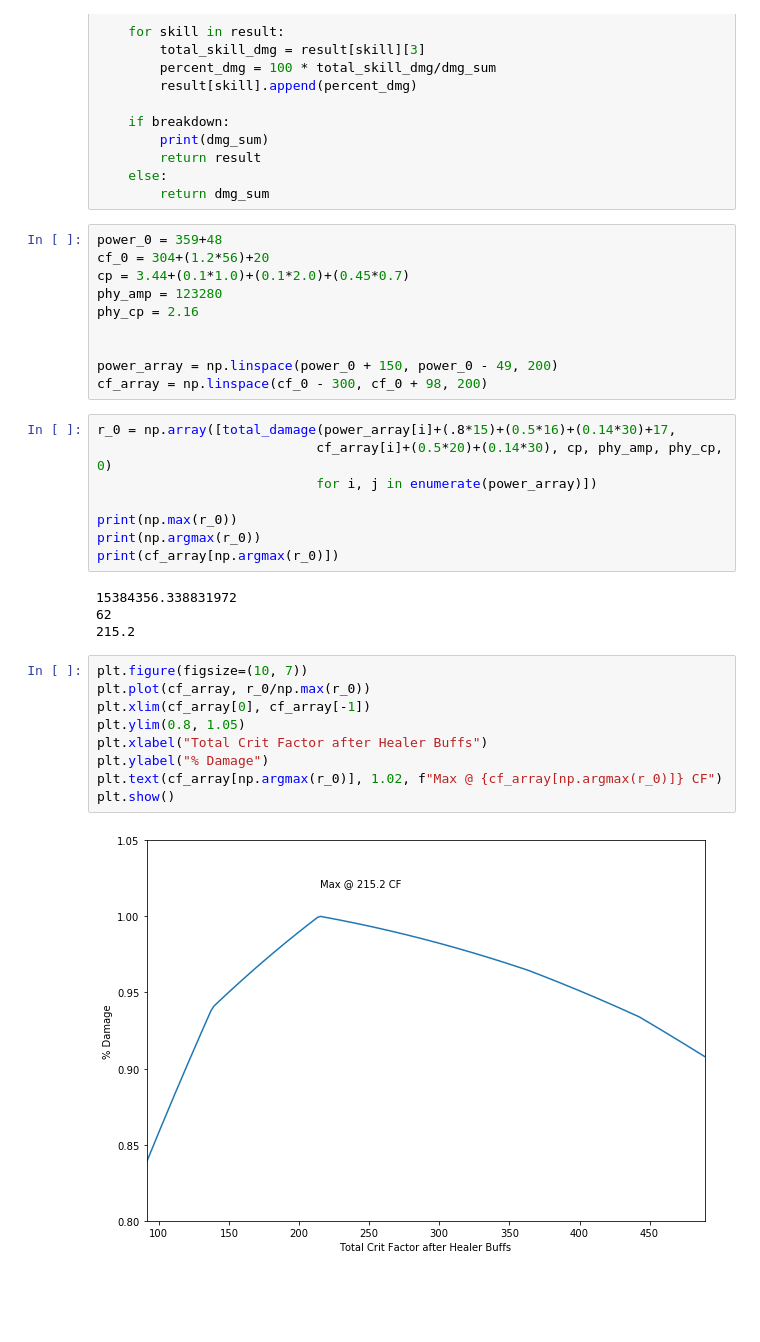
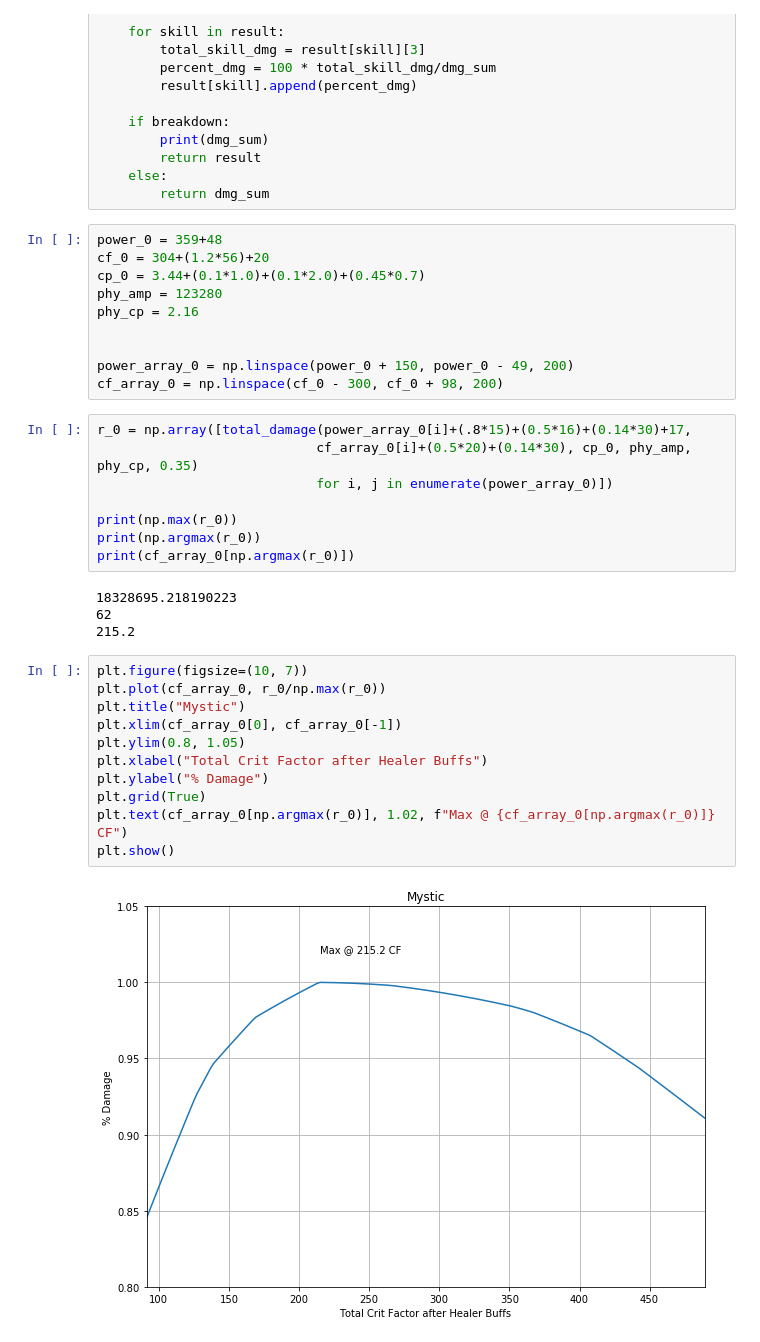
Before and after one commit to worryegg/asdasdasd, a Jupyter notebook: asdasdasd.ipynb, the cells around one changed output. Drawn from its saved outputs; the diff is of its cells as text; blank space fills up the shorter version.

Commit message:
added priest and mystic

```diff
--- a/asdasdasd.ipynb
+++ b/asdasdasd.ipynb
@@ -156,33 +157,35 @@ def total_damage(power, crit_factor, cp, phy_amp, phy_cp, icb_uptime, breakdown=
 # %%
 power_0 = 359+48
 cf_0 = 304+(1.2*56)+20
-cp = 3.44+(0.1*1.0)+(0.1*2.0)+(0.45*0.7)
+cp_0 = 3.44+(0.1*1.0)+(0.1*2.0)+(0.45*0.7)
 phy_amp = 123280
 phy_cp = 2.16
 
 
-power_array = np.linspace(power_0 + 150, power_0 - 49, 200)
-cf_array = np.linspace(cf_0 - 300, cf_0 + 98, 200)
+power_array_0 = np.linspace(power_0 + 150, power_0 - 49, 200)
+cf_array_0 = np.linspace(cf_0 - 300, cf_0 + 98, 200)
 # %%
-r_0 = np.array([total_damage(power_array[i]+(.8*15)+(0.5*16)+(0.14*30)+17,
-                            cf_array[i]+(0.5*20)+(0.14*30), cp, phy_amp, phy_cp, 0)
-                            for i, j in enumerate(power_array)])
+r_0 = np.array([total_damage(power_array_0[i]+(.8*15)+(0.5*16)+(0.14*30)+17,
+                            cf_array_0[i]+(0.5*20)+(0.14*30), cp_0, phy_amp, phy_cp, 0.35)
+                            for i, j in enumerate(power_array_0)])
 
 print(np.max(r_0))
 print(np.argmax(r_0))
-print(cf_array[np.argmax(r_0)])
+print(cf_array_0[np.argmax(r_0)])
 # %% [output]
-15384356.338831972
+18328695.218190223
 62
 215.2
 # %%
 plt.figure(figsize=(10, 7))
-plt.plot(cf_array, r_0/np.max(r_0))
-plt.xlim(cf_array[0], cf_array[-1])
+plt.plot(cf_array_0, r_0/np.max(r_0))
+plt.title("Mystic")
+plt.xlim(cf_array_0[0], cf_array_0[-1])
 plt.ylim(0.8, 1.05)
 plt.xlabel("Total Crit Factor after Healer Buffs")
 plt.ylabel("% Damage")
-plt.text(cf_array[np.argmax(r_0)], 1.02, f"Max @ {cf_array[np.argmax(r_0)]} CF")
+plt.grid(True)
+plt.text(cf_array_0[np.argmax(r_0)], 1.02, f"Max @ {cf_array_0[np.argmax(r_0)]} CF")
 plt.show()
 # %% [output]
-[figure, old version]
+[figure, new version]
```
Also changed, not shown: parts of 4 cells of this notebook.
